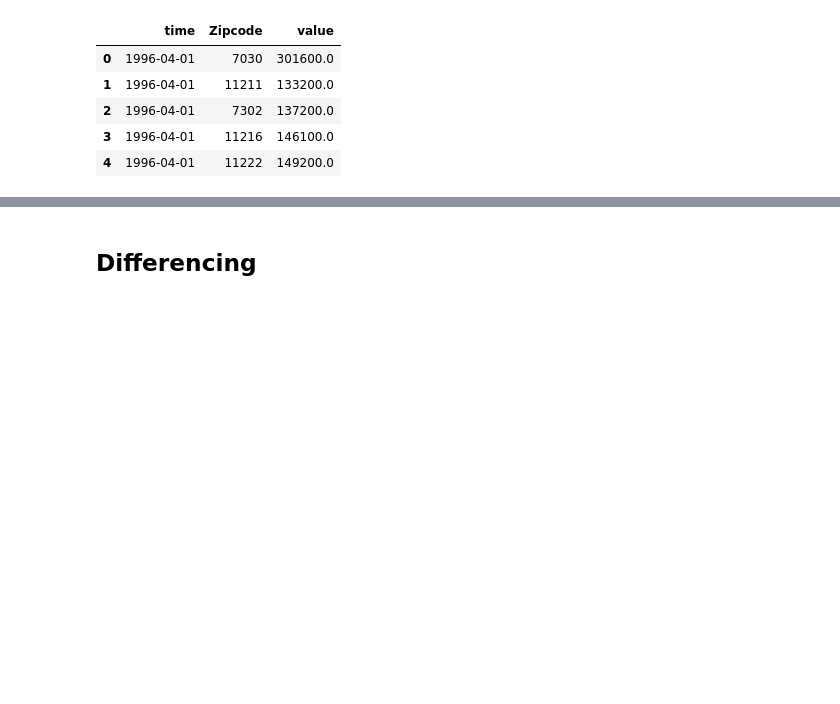
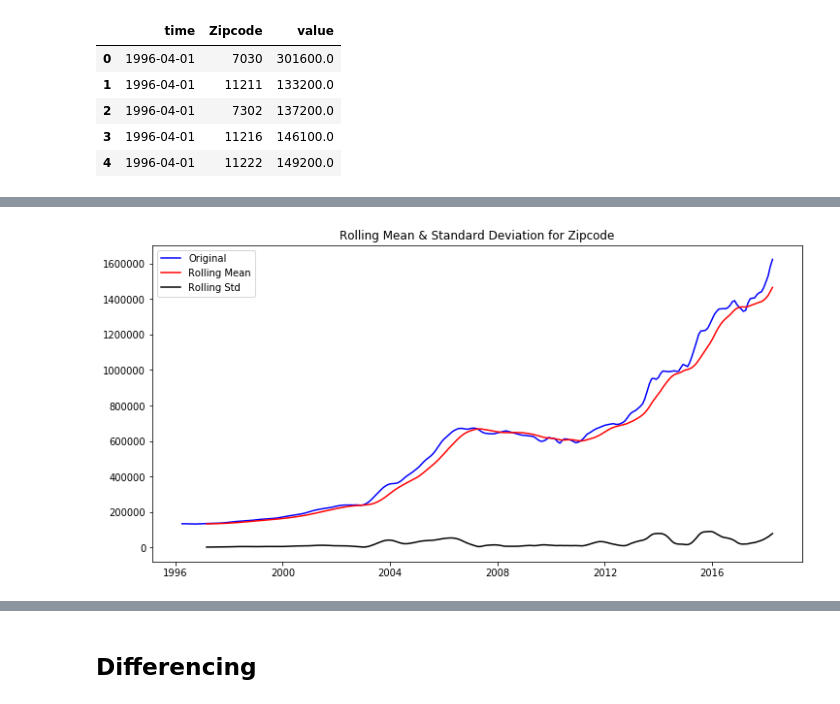
Before and after one commit to mcerow/TriState_Glory, a Jupyter notebook: NY.ipynb, the cells around one changed output, grey strips where cells are left out. Saved outputs shown, nothing was run; the diff lists cells and outputs as text; code cells hidden in the pictures; blank space fills up the shorter version.

```diff
--- a/NY.ipynb
+++ b/NY.ipynb
@@ -26,3 +26,18 @@ topzip['time'] = pd.to_datetime(topzip['time'])
 topzip.set_index('time', inplace=True)
 # %%
 NY = topzip[topzip['Zipcode'].isin(['11211', '11222', '11216'])]
+# %%
+def rolling_mean(df):
+
+
+    roll_mean = df.rolling(window=12, center=False).mean()
+    roll_std = df.rolling(window=12, center=False).std()
+
+
+    fig = plt.figure(figsize=(12,6))
+    plt.plot(df, color='blue',label='Original')
+    plt.plot(roll_mean, color='red', label='Rolling Mean')
+    plt.plot(roll_std, color='black', label = 'Rolling Std')
+    plt.legend(loc='best')
+    plt.title('Rolling Mean & Standard Deviation for Zipcode')
+    plt.show()
@@ -81,0 +74,4 @@ dtype: float64
+# %%
+rolling_mean(first)
+# %% [output]
+[figure, added]
```
Also changed, not shown: parts of 70 cells of this notebook.
